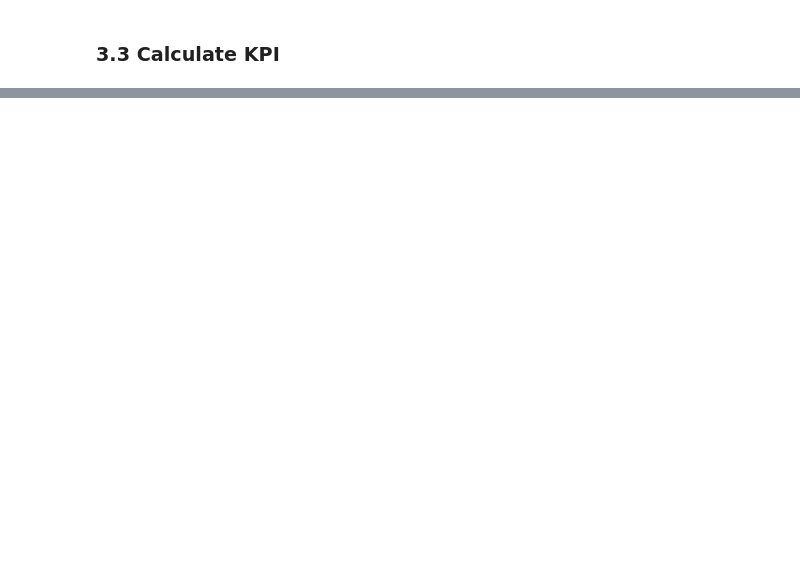
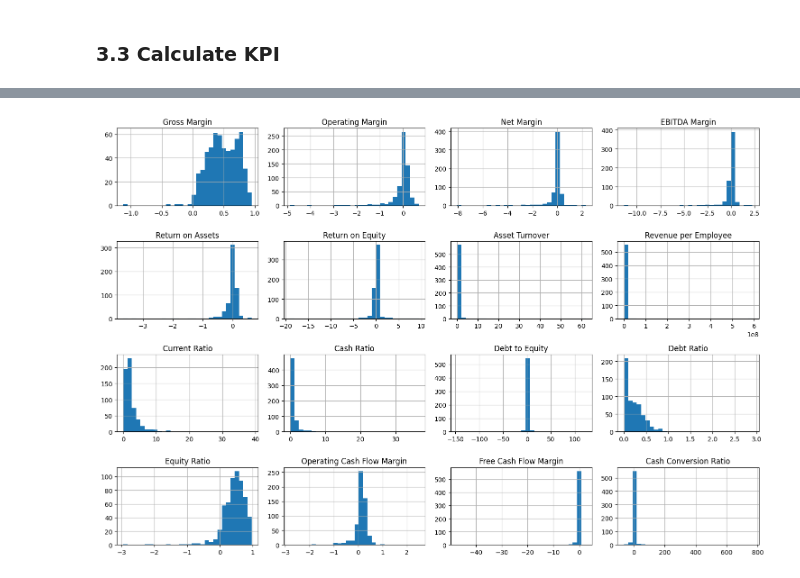
Before and after one commit to Jerxis/financial_kpi_clustering, a Jupyter notebook: notebooks/03_kpi_engineering_and_clustering.ipynb, the cells around one changed output, grey strips where cells are left out. Cells and saved outputs as stored; diff of their text form; code cells hidden in the pictures; blank space fills up the shorter version.

```diff
--- a/notebooks/03_kpi_engineering_and_clustering.ipynb
+++ b/notebooks/03_kpi_engineering_and_clustering.ipynb
@@ -184,0 +521,11 @@ ValueError: Failed to calculate KPI 'Gross Margin'. Error: name 'BACKTICK_QUOTED
+# %%
+# Filter Companies by KPI Completeness
+
+company_kpi_completeness = eligible_kpi_df[selected_clustering_kpis].notna().mean(axis=1)
+
+modeling_df = eligible_kpi_df[
+    company_kpi_completeness >= MIN_COMPANY_KPI_COMPLETENESS
+].copy()
+
+print(f"Companies before KPI filtering: {len(eligible_kpi_df):,}")
+print(f"Companies after KPI completeness filtering: {len(modeling_df):,}")
@@ -184,0 +580,7 @@ ValueError: Failed to calculate KPI 'Gross Margin'. Error: name 'BACKTICK_QUOTED
+# %%
+# Edit as needed
+
+SELECTED_SECTORS = ["Technology"]
+REVENUE_RANGE = None
+EXCLUDE_REVENUE_OUTLIERS = False
+MIN_COMPANIES_REQUIRED = 30
@@ -184,0 +589,13 @@ ValueError: Failed to calculate KPI 'Gross Margin'. Error: name 'BACKTICK_QUOTED
+# %%
+peer_universe_df = filter_peer_universe(
+    data=modeling_df,
+    sectors=SELECTED_SECTORS,
+    revenue_column="Total Revenue",
+    revenue_range=REVENUE_RANGE,
+    exclude_revenue_outliers=EXCLUDE_REVENUE_OUTLIERS,
+)
+
+print(f"Companies before filtering: {len(modeling_df):,}")
+print(f"Companies after filtering: {len(peer_universe_df):,}")
+
+peer_universe_df.head()
@@ -184,0 +645,8 @@ ValueError: Failed to calculate KPI 'Gross Margin'. Error: name 'BACKTICK_QUOTED
+# %%
+peer_universe_df[selected_clustering_kpis].hist(
+    figsize=(15,10),
+    bins=30
+)
+plt.tight_layout()
+# %% [output]
+[figure, added]
```
Also changed, not shown: parts of 173 cells of this notebook.
